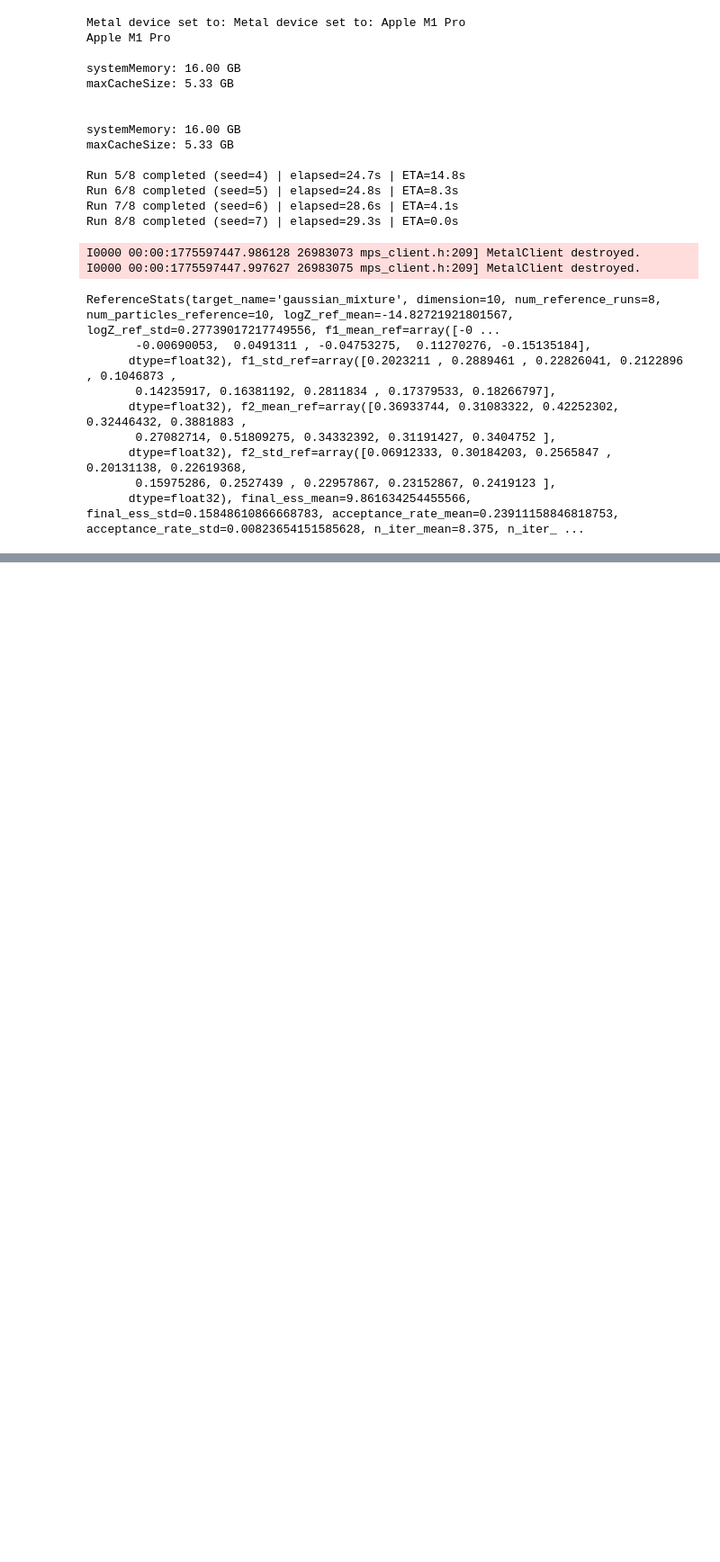
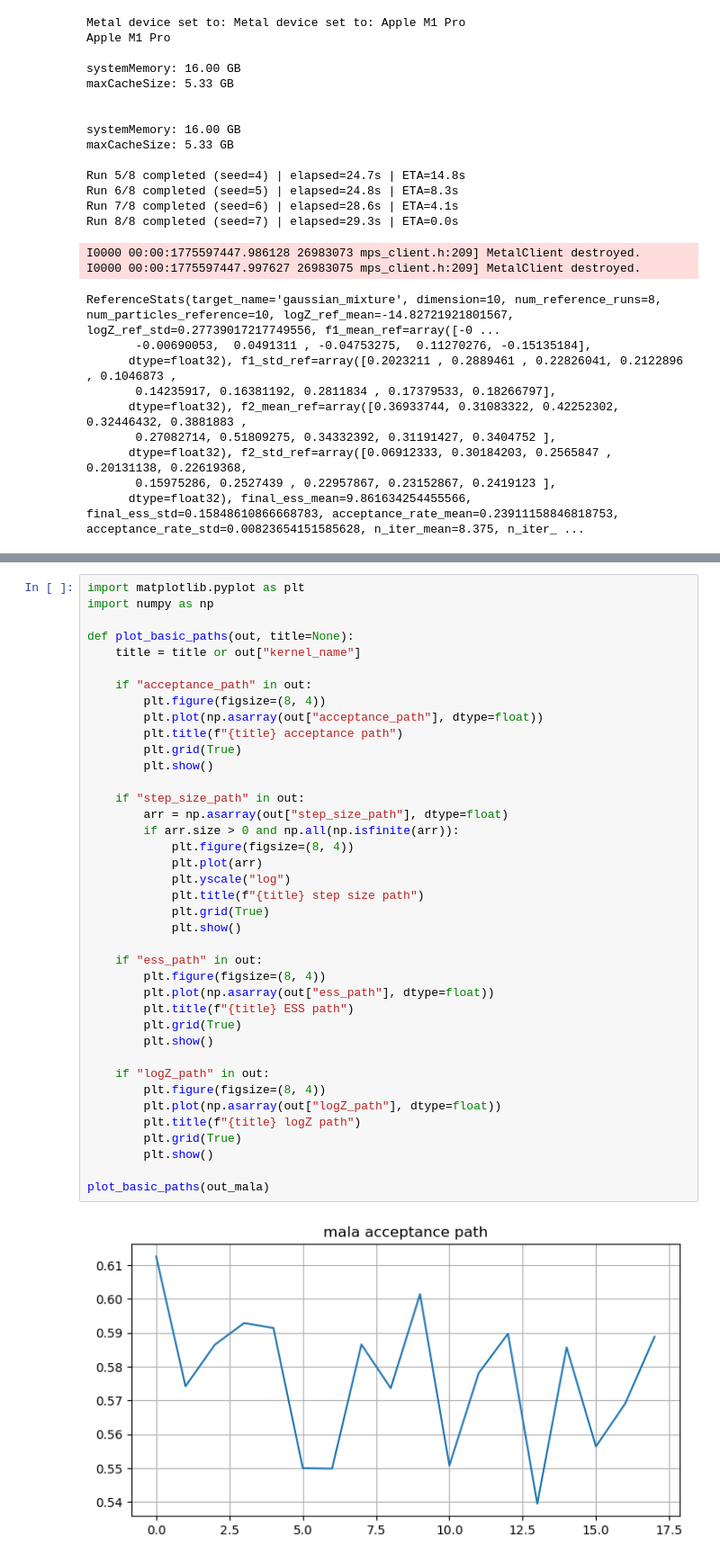
Before and after one commit to MaksKoncilja/ps-kernel-evaluation, a Jupyter notebook: code/PS.ipynb, the cells around one changed output, grey strips where cells are left out. Shown at 90% size. Saved outputs shown, nothing was run; the diff lists cells and outputs as text; blank space fills up the shorter version.

```diff
--- a/code/PS.ipynb
+++ b/code/PS.ipynb
@@ -570,0 +1559,41 @@ NUTS acceptance path: [0.95802742 0.98905438 0.9915821  0.99540871 0.99813789 0.
+# %%
+import matplotlib.pyplot as plt
+import numpy as np
+
+def plot_basic_paths(out, title=None):
+    title = title or out["kernel_name"]
+
+    if "acceptance_path" in out:
+        plt.figure(figsize=(8, 4))
+        plt.plot(np.asarray(out["acceptance_path"], dtype=float))
+        plt.title(f"{title} acceptance path")
+        plt.grid(True)
+        plt.show()
+
+    if "step_size_path" in out:
+        arr = np.asarray(out["step_size_path"], dtype=float)
+        if arr.size > 0 and np.all(np.isfinite(arr)):
+            plt.figure(figsize=(8, 4))
+            plt.plot(arr)
+            plt.yscale("log")
+            plt.title(f"{title} step size path")
+            plt.grid(True)
+            plt.show()
+
+    if "ess_path" in out:
+        plt.figure(figsize=(8, 4))
+        plt.plot(np.asarray(out["ess_path"], dtype=float))
+        plt.title(f"{title} ESS path")
+        plt.grid(True)
+        plt.show()
+
+    if "logZ_path" in out:
+        plt.figure(figsize=(8, 4))
+        plt.plot(np.asarray(out["logZ_path"], dtype=float))
+        plt.title(f"{title} logZ path")
+        plt.grid(True)
+        plt.show()
+
+plot_basic_paths(out_mala)
+# %% [output]
+[figure, added]
```
Also changed, not shown: parts of 24 cells of this notebook.
